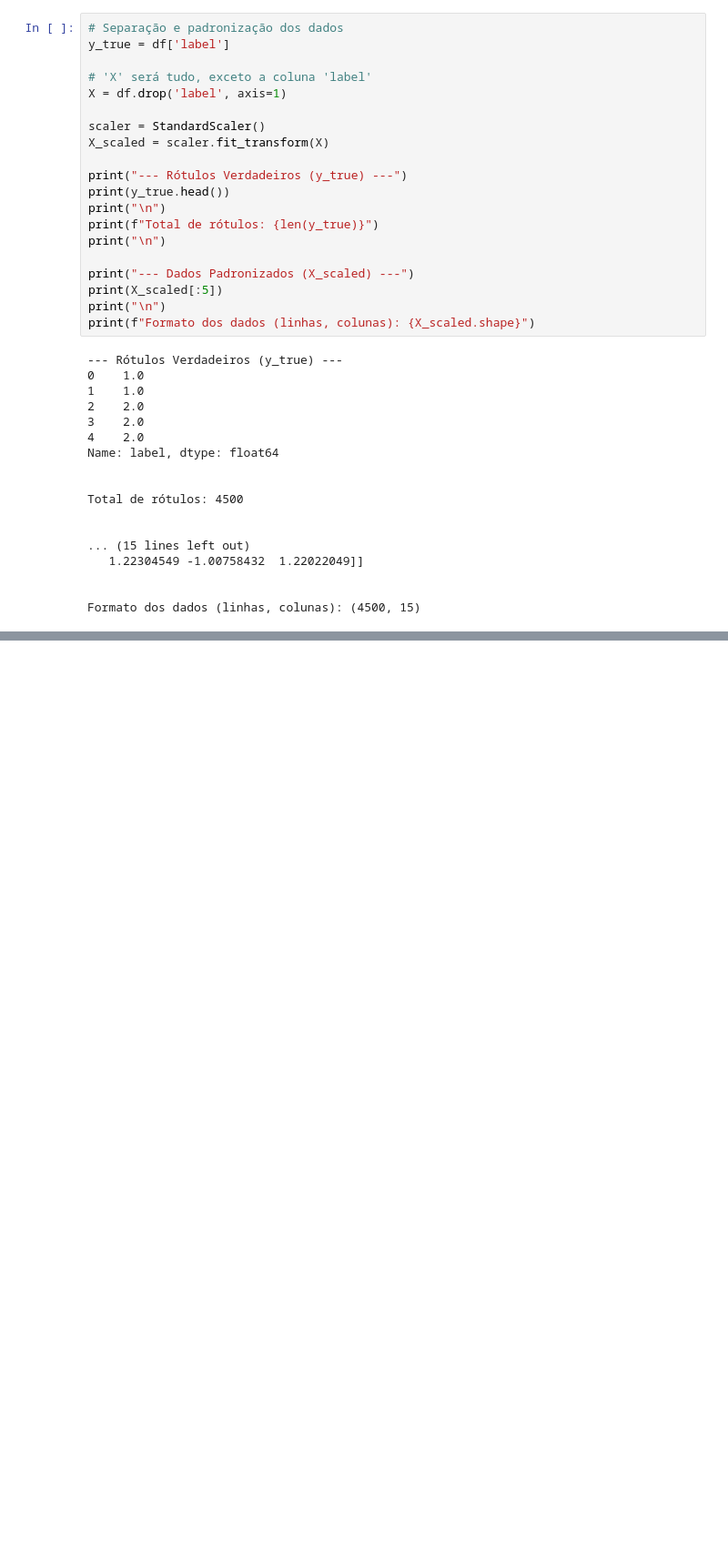
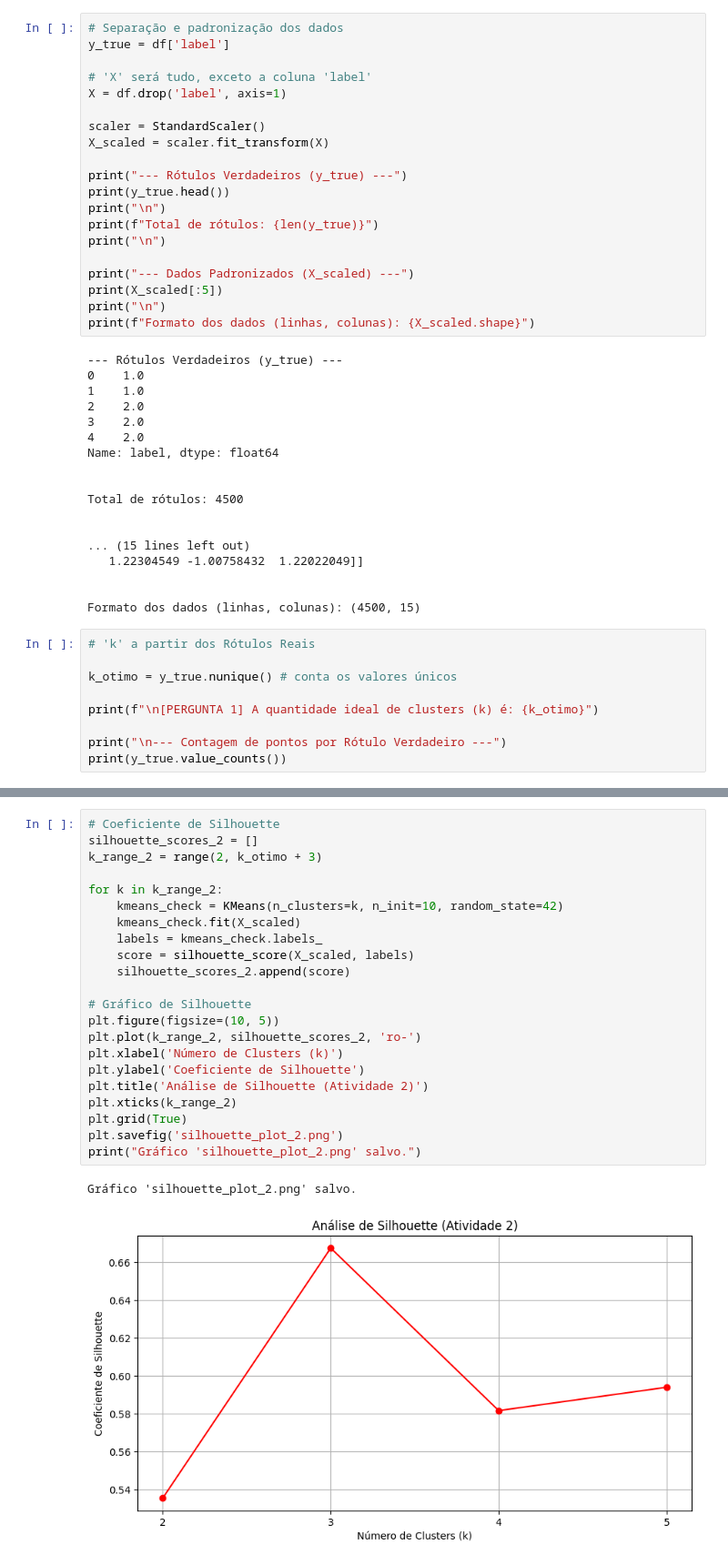
Before and after one commit to BeatrizSchuindt/analise-cluster, a Jupyter notebook: segundo_dataset/analise_cluster2.ipynb, the cells around one changed output, grey strips where cells are left out. Shown: that part at 91% size. Cells and saved outputs as stored; diff of their text form; blank space fills up the shorter version.

Commit message:
add: num ideal de clusters e coef de silhouette encontrados

```diff
--- a/segundo_dataset/analise_cluster2.ipynb
+++ b/segundo_dataset/analise_cluster2.ipynb
@@ -74,3 +75,12 @@ Total de rótulos: 4500
 
 
 Formato dos dados (linhas, colunas): (4500, 15)
+# %%
+# 'k' a partir dos Rótulos Reais
+
+k_otimo = y_true.nunique() # conta os valores únicos
+
+print(f"\n[PERGUNTA 1] A quantidade ideal de clusters (k) é: {k_otimo}")
+
+print("\n--- Contagem de pontos por Rótulo Verdadeiro ---")
+print(y_true.value_counts())
@@ -76,0 +96,25 @@ Formato dos dados (linhas, colunas): (4500, 15)
+# %%
+# Coeficiente de Silhouette
+silhouette_scores_2 = []
+k_range_2 = range(2, k_otimo + 3)
+
+for k in k_range_2:
+    kmeans_check = KMeans(n_clusters=k, n_init=10, random_state=42)
+    kmeans_check.fit(X_scaled)
+    labels = kmeans_check.labels_
+    score = silhouette_score(X_scaled, labels)
+    silhouette_scores_2.append(score)
+
+# Gráfico de Silhouette
+plt.figure(figsize=(10, 5))
+plt.plot(k_range_2, silhouette_scores_2, 'ro-')
+plt.xlabel('Número de Clusters (k)')
+plt.ylabel('Coeficiente de Silhouette')
+plt.title('Análise de Silhouette (Atividade 2)')
+plt.xticks(k_range_2)
+plt.grid(True)
+plt.savefig('silhouette_plot_2.png')
+print("Gráfico 'silhouette_plot_2.png' salvo.")
+# %% [output]
+Gráfico 'silhouette_plot_2.png' salvo.
+[figure, added]
```
Also changed, not shown: parts of 2 cells of this notebook, 1 other file.
